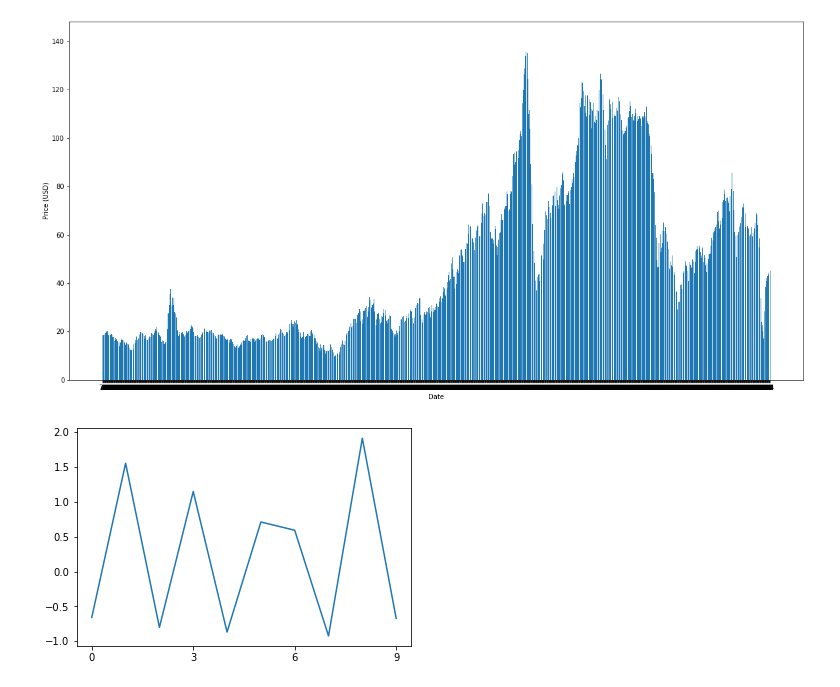
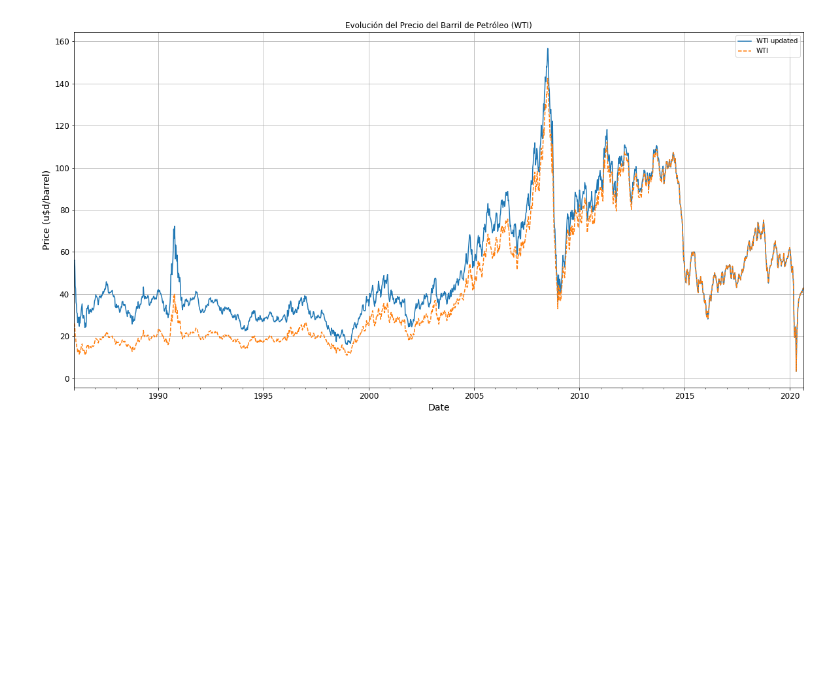
Before and after one commit to astach-DS/Time-Series-Analisis, a Jupyter notebook: Production Forecasting.ipynb, the cells around one changed output. Saved outputs shown, nothing was run; the diff lists cells and outputs as text; code cells hidden in the pictures; blank space fills up the shorter version.

Commit message:
ploted actualized (2014) wti barrel oil price

```diff
--- a/Production Forecasting.ipynb
+++ b/Production Forecasting.ipynb
@@ -34,21 +7,30 @@ Timestamp('1987-05-15 00:00:00')
-# %%
-fig,ax = plt.subplots(figsize=(20,10))
-ax.bar(data['Date'],data['Price'])
-ax.set(xlabel='Date',
-       ylabel='Price (USD)')
-date_form = DateFormatter("%y")
-ax.xaxis.set_major_formatter(date_form)
-# %% [output]
-[figure, removed]
-# %%
-import numpy as np
-import matplotlib.pyplot as plt
-
-x = np.arange(10)
-y = np.random.randn(10)
-
-plt.plot(x,y)
-plt.xticks(np.arange(min(x), max(x)+1, 3))
-plt.show()
-# %% [output]
-[figure, removed]
+# %%
+plt.rcParams['axes.labelsize'] = 14
+plt.rcParams['xtick.labelsize'] = 12
+plt.rcParams['ytick.labelsize'] = 12
+plt.rcParams['text.color'] = 'k'
+# %%
+#Import the data
+
+data_wti = pd.read_csv('wti-weekly_csv.xls',index_col=0,parse_dates=True)
+data_inflacion =  pd.read_excel (r'ajuste inflacion usa (1).xlsx',index_col=0,parse_dates=True)
+# %%
+#Replace the oil price for the updated value to 2014
+total_years = data_wti.index.year.unique()[:-6]
+data_wti['updated_price'] = data_wti['Price']
+for year in total_years:
+    #Loc. the inflation factor
+    year_inflation  = data_inflacion.loc[str(year),'indice'][0]
+    mask_year = data_wti.index.year == year
+    #Create a new column with the updated price.
+    data_wti['updated_price'][mask_year] = data_wti['Price'][mask_year] * year_inflation
+# %%
+#Plot oil price vs updated oil price
+fig,ax = plt.subplots(figsize=(20,10))
+data_wti['updated_price'].plot(label='WTI updated')
+data_wti['Price'].plot(label='WTI',linestyle='--')
+ax.set(ylabel='Price (u$d/barrel)',title='Evolución del Precio del Barril de Petróleo (WTI)')
+plt.legend()
+ax.grid(True)
+# %% [output]
+[figure, added]
```
Also changed, not shown: parts of 5 cells of this notebook.
